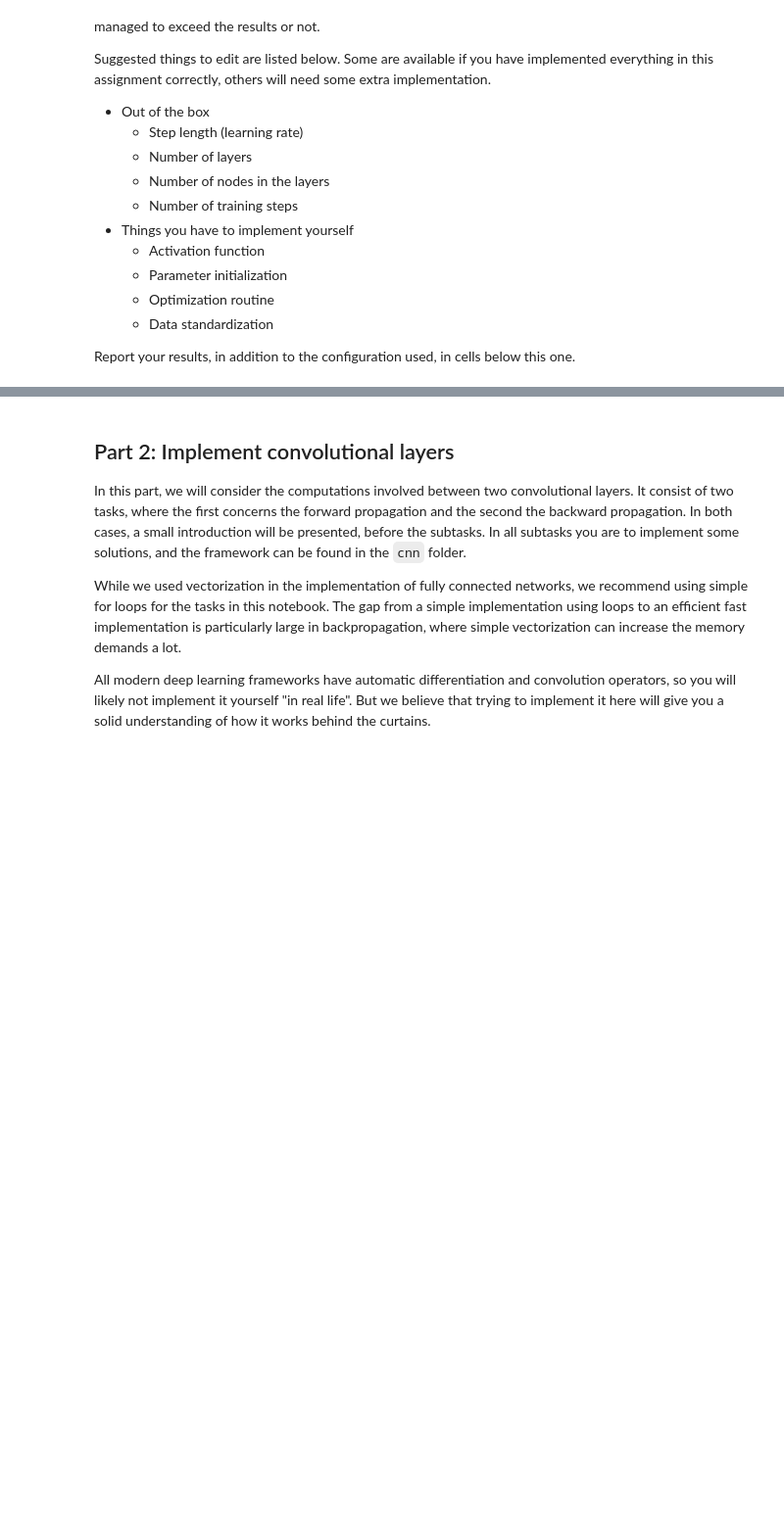
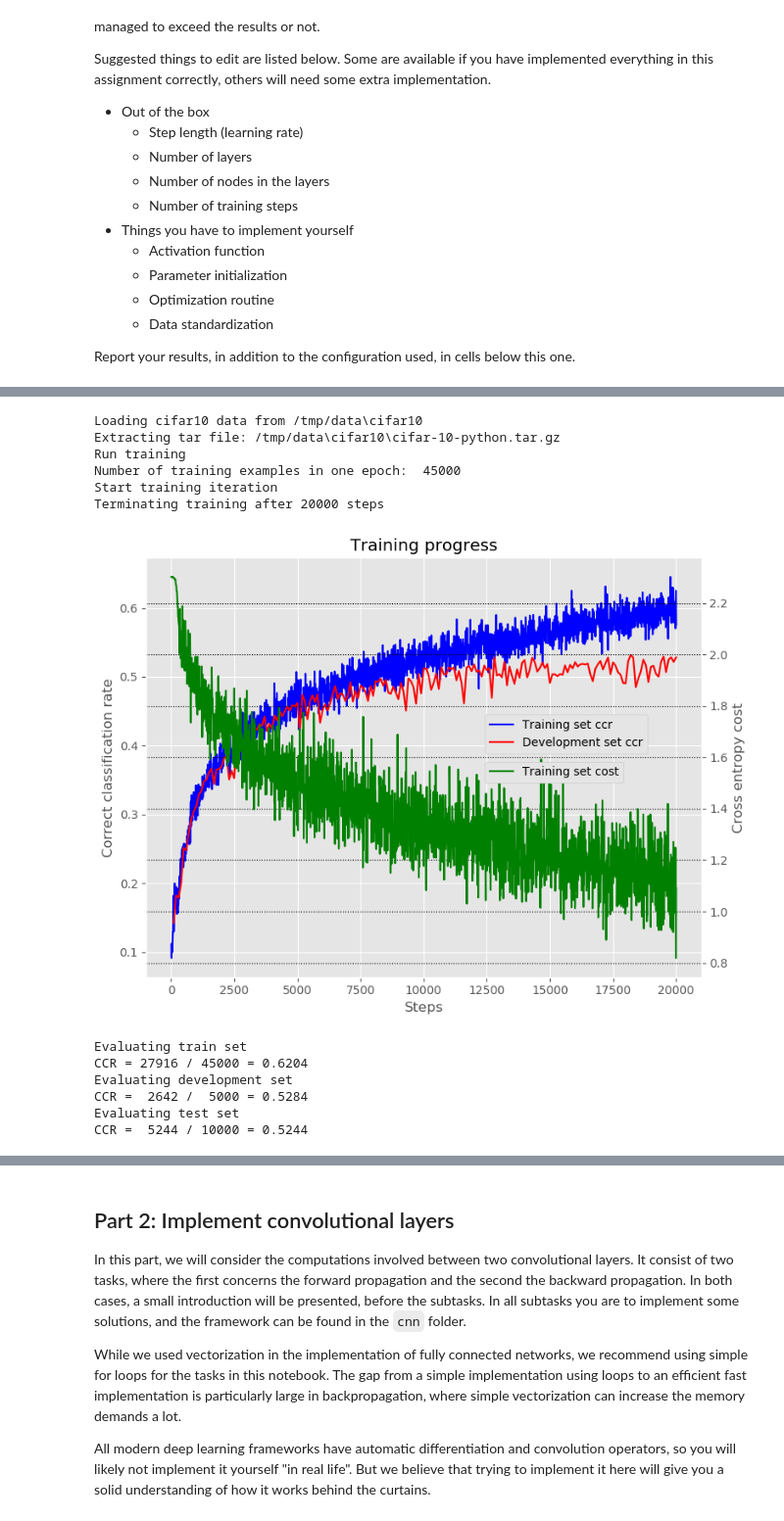
Before and after one commit to ingridut/IN5400_mandatory1, a Jupyter notebook: uio_in5400_s2019_mandatory1_assignment.ipynb, the cells around one changed output, grey strips where cells are left out. Shown at 98% size. Cells and saved outputs as stored; diff of their text form; code cells hidden in the pictures; blank space fills up the shorter version.

```diff
--- a/uio_in5400_s2019_mandatory1_assignment.ipynb
+++ b/uio_in5400_s2019_mandatory1_assignment.ipynb
@@ -781,2 +767,53 @@ CCR =  9733 / 10000 = 0.9733
+# %%
+"""
+    CIFAR
+    max_steps = 25000
+    learning_rate = 1.0e-02
+    layer_dimensions = [3072, 256, 128, 32, 10]
+
+"""
+
+import dnn.main as main
+import dnn.run as run
+
+# Import config, and do changes if you want to
+conf = main.config()
+conf['dataset'] = 'cifar10'
+conf['max_steps'] = 20000
+conf['learning_rate'] = 5.0e-2
+conf['layer_dimensions'] = [3072, 502, 128, 10]
+
+X_train, Y_train, X_devel, Y_devel, X_test, Y_test = main.get_data(conf)
+params, train_progress, devel_progress = run.train(conf, X_train, Y_train, X_devel, Y_devel)
+
+
+main.plot_progress(train_progress, devel_progress)
+
+print("Evaluating train set")
+num_correct, num_evaluated = run.evaluate(conf, params, X_train, Y_train)
+print("CCR = {0:>5} / {1:>5} = {2:>6.4f}".format(num_correct, num_evaluated,
+                                                 num_correct/num_evaluated))
+print("Evaluating development set")
+num_correct, num_evaluated = run.evaluate(conf, params, X_devel, Y_devel)
+print("CCR = {0:>5} / {1:>5} = {2:>6.4f}".format(num_correct, num_evaluated,
+                                                 num_correct/num_evaluated))
+print("Evaluating test set")
+num_correct, num_evaluated = run.evaluate(conf, params, X_test, Y_test)
+print("CCR = {0:>5} / {1:>5} = {2:>6.4f}".format(num_correct, num_evaluated,
+                                                 num_correct/num_evaluated))
+# %% [output]
+Loading cifar10 data from /tmp/data\cifar10
+Extracting tar file: /tmp/data\cifar10\cifar-10-python.tar.gz
+Run training
+Number of training examples in one epoch:  45000
+Start training iteration
+Terminating training after 20000 steps
+[figure, added]
+Evaluating train set
+CCR = 27916 / 45000 = 0.6204
+Evaluating development set
+CCR =  2642 /  5000 = 0.5284
+Evaluating test set
+CCR =  5244 / 10000 = 0.5244
 # %%
 """
```
Also changed, not shown: parts of 3 cells of this notebook, 1 other file.
